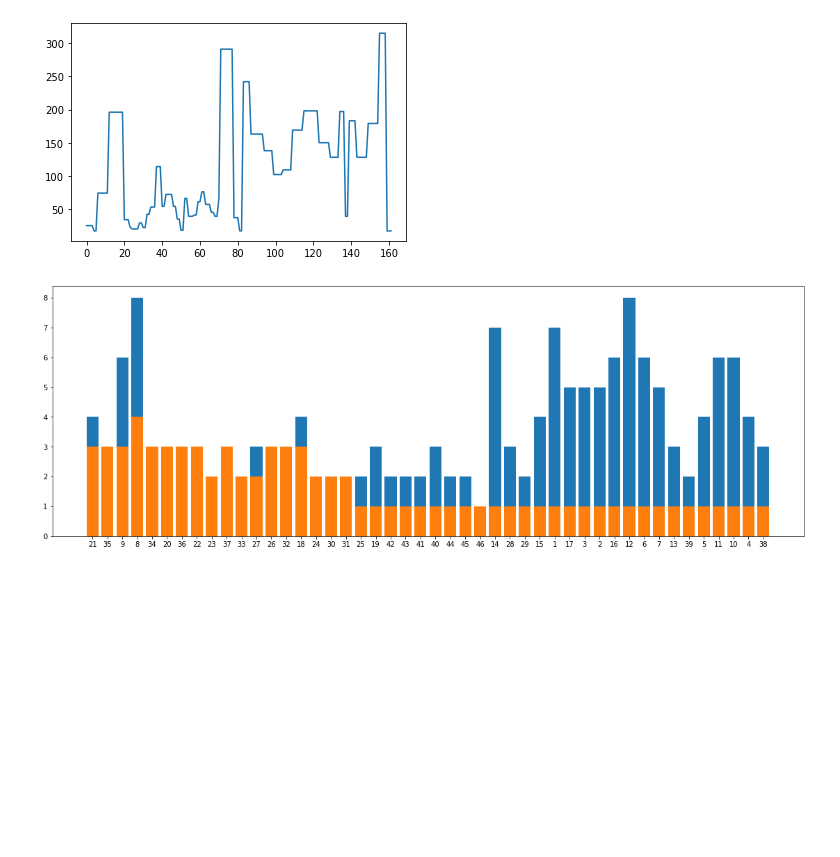
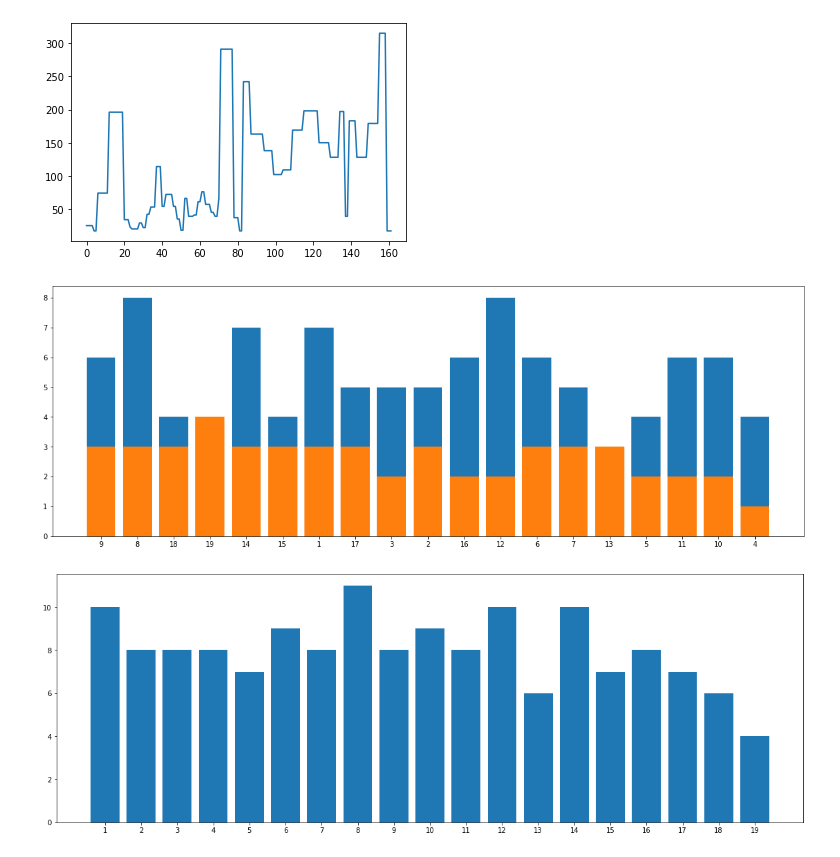
Before and after one commit to Asheeshkrsharma/Identification-OpenCows, a Jupyter notebook: 2021MakeData.ipynb, the cells around one changed output. Drawn from its saved outputs; the diff is of its cells as text; code cells hidden in the pictures; blank space fills up the shorter version.

Commit message:
New dataset, new beginings. Using 2017 dataset

```diff
--- a/2021MakeData.ipynb
+++ b/2021MakeData.ipynb
@@ -113,6 +113,7 @@ def listDirs(dir):
 topDir = './tracklets/train/csv/*'
 dirs = glob.glob(topDir)
 dataSet = {"test": [], "train": [], "valid": []}
+ignoreIndex = 20
 for dir in dirs:
     # Parse the train data
     with open(dir) as csv_file:
@@ -122,8 +123,9 @@ for dir in dirs:
         for row in csv_reader:
             row[0] = row[0].replace('/Users/as16542/Downloads/10m32xl88x2b61zlkkgz3fml17/', '')
             category = int(row[0].split('/')[-2])
-            data.append([row[0], category, int(row[1])])
-            trackletInd.append(int(row[1]))
+            if category < ignoreIndex:
+                data.append([row[0], category, int(row[1])])
+                trackletInd.append(int(row[1]))
 
         # dataRow = [] * len(numpy.unique(trackletInd))
         dataRow = []
@@ -149,12 +151,14 @@ with open('utils/openCows2020_test_tracklet.json') as f:
         if file['type'] == 'split':
             directories, indeces = listDirs(topDIR + file['cowID'])
             for split in file['splits']:
-                sortedIdx = [directories[idx].replace('/Users/as16542/Downloads/10m32xl88x2b61zlkkgz3fml17/', '') for idx in split]
-                dataSet['test'].append({"label": int(file['cowID']), "paths": sortedIdx})
+                if int(file['cowID']) < ignoreIndex:
+                    sortedIdx = [directories[idx].replace('/Users/as16542/Downloads/10m32xl88x2b61zlkkgz3fml17/', '') for idx in split]
+                    dataSet['test'].append({"label": int(file['cowID']), "paths": sortedIdx})
         else:
-            directories, indeces = listDirs(topDIR + file['cowID'])
-            directories = [director.replace('/Users/as16542/Downloads/10m32xl88x2b61zlkkgz3fml17/', '') for director in directories]
-            dataSet['test'].append({"label": int(file['cowID']), "paths": directories})
+            if int(file['cowID']) < ignoreIndex:
+                directories, indeces = listDirs(topDIR + file['cowID'])
+                directories = [director.replace('/Users/as16542/Downloads/10m32xl88x2b61zlkkgz3fml17/', '') for director in directories]
+                dataSet['test'].append({"label": int(file['cowID']), "paths": directories})
 # %%
 import json
 # Save
@@ -389,50 +393,50 @@ dataset = OpenSetCows2021TrackLet(
     "/Users/as16542/Downloads/10m32xl88x2b61zlkkgz3fml17",
     "utils/opencowsTracklets2020V2.json",
     maxSequenceLength=None,
     transform=False,
     split="train",
-    trackletChoiceProb = 0.9,
+    trackletChoiceProb = 1,
 )
 
 dataset2 = OpenSetCows2021TrackLet(
     "/Users/as16542/Downloads/10m32xl88x2b61zlkkgz3fml17",
     "utils/opencowsTracklets2020V2.json",
     maxSequenceLength=None,
     transform=False,
     split="test",
-    trackletChoiceProb = 0.9,
+    trackletChoiceProb = 1,
 )
 
 import matplotlib.pyplot as plt
 plt.rcParams["figure.figsize"] = (15, 5)
 fig = plt.figure()
 ax = fig.add_axes([0,0,1,1])
 
 distribution = numpy.asarray([[k, len(dataset.lookup[k])] for k in dataset.lookup.keys()])
 distribution2 = numpy.asarray([[k, len(dataset2.lookup[k])] for k in dataset2.lookup.keys()])
 langs = [str(i) for i in distribution[:,0]]
 students = distribution[:,1]
 ax.bar(langs,students)
 ax.bar(langs,distribution2[:,1])
 plt.show()
 
-# dataset3 = OpenSetCows2021TrackLet(
-#     "/Users/as16542/Downloads/10m32xl88x2b61zlkkgz3fml17",
-#     "utils/opencowsTracklets2020V2Combined.json",
-#     maxSequenceLength=None,
-#     # transform=False,
-#     split="train",
-#     trackletChoiceProb = 0.9,
+dataset3 = OpenSetCows2021TrackLet(
+    "/Users/as16542/Downloads/10m32xl88x2b61zlkkgz3fml17",
+    "utils/opencowsTracklets2020V2Combined.json",
+    maxSequenceLength=None,
+    # transform=False,
+    split="train",
+    trackletChoiceProb = 1,
+)
 
-# )
-
-# fig = plt.figure()
-# ax = fig.add_axes([0,0,1,1])
-# distribution = numpy.asarray([[k, len(dataset3.lookup[k])] for k in dataset3.lookup.keys()])
-# langs = [str(i) for i in distribution[:,0]]
-# students = distribution[:,1]
-# ax.bar(langs,students)
-# plt.show()
+fig = plt.figure()
+ax = fig.add_axes([0,0,1,1])
+distribution = numpy.asarray([[k, len(dataset3.lookup[k])] for k in dataset3.lookup.keys()])
+langs = [str(i) for i in distribution[:,0]]
+students = distribution[:,1]
+ax.bar(langs,students)
+plt.show()
 # %% [output]
-[figure, old version]
+[figure, new version]
+[figure, added]
 # %%
```
Also changed, not shown: parts of 3 cells of this notebook, 3 other files.
